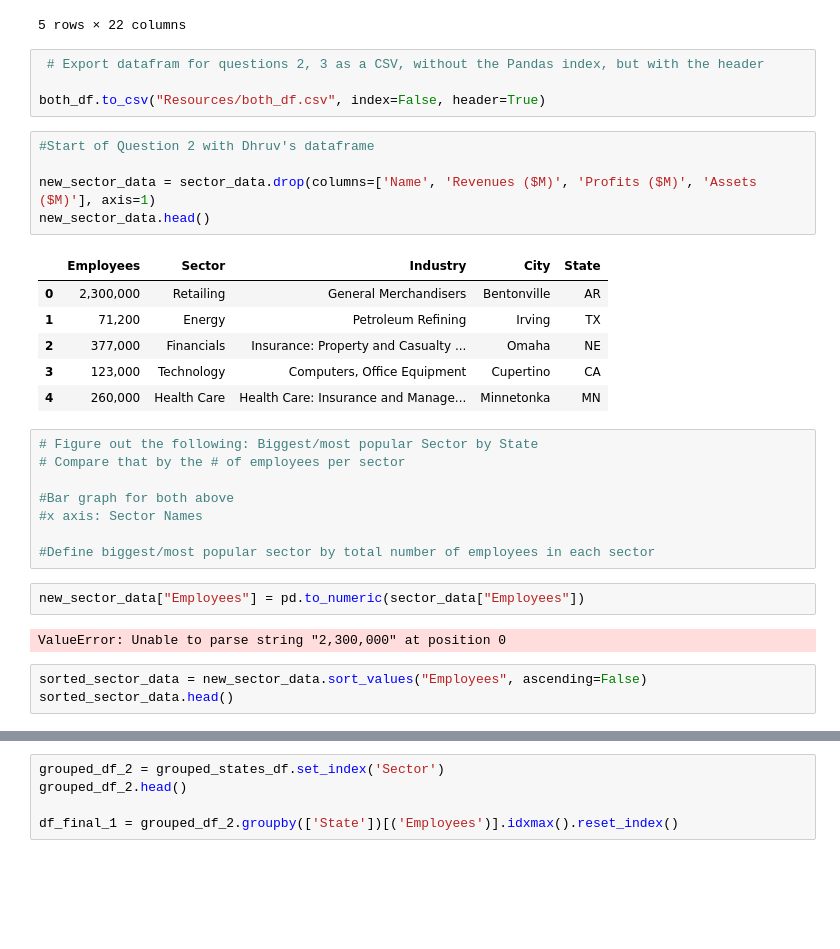
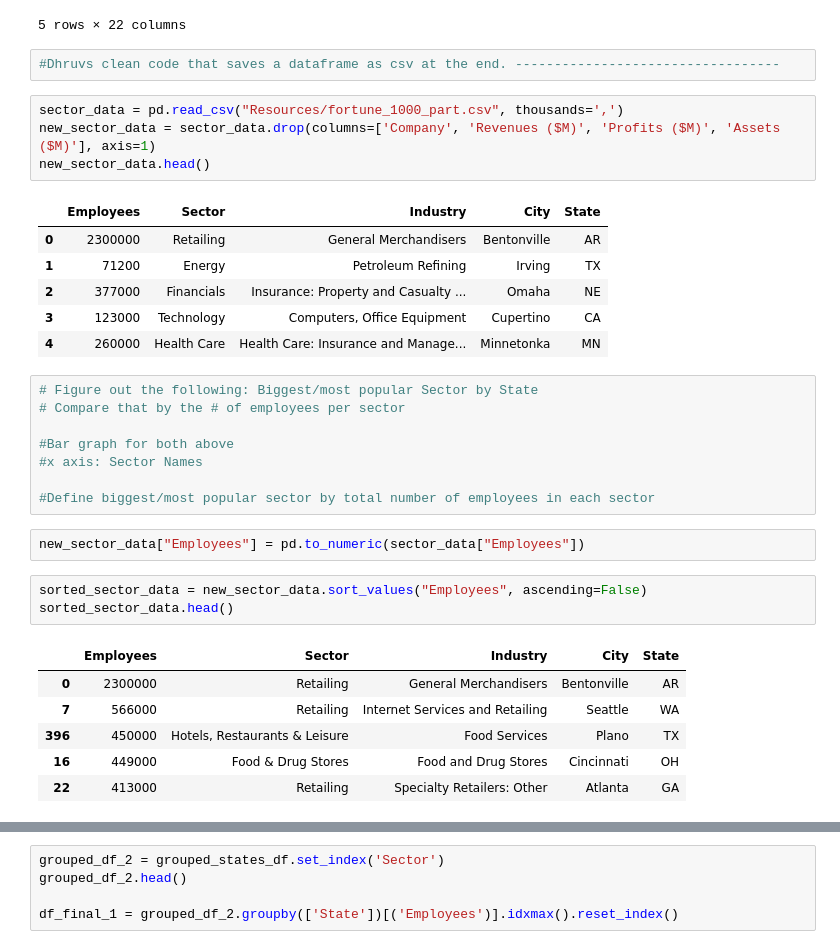
Before and after one commit to yujinie-choi/data_project_one, a Jupyter notebook: Cleanup_consolidated.ipynb, the cells around one changed output, grey strips where cells are left out. Cells and saved outputs as stored; diff of their text form; blank space fills up the shorter version.

Commit message:
Added Dhruvs cleanup code to Cleanup consolidated

```diff
--- a/Cleanup_consolidated.ipynb
+++ b/Cleanup_consolidated.ipynb
@@ -151,22 +147,19 @@ both_df.head()
 | 3 | Ford Motor | $156,776 | $7,602.00 | $257,808 | 202,000 | Motor Vehicles & Parts | Motor Vehicles and Parts | Dearborn | MI | ... |
 | 4 | General Electric | $122,274 | ($5,786.00) | $377,945 | 313,000 | Industrials | Industrial Machinery | Boston | MA | ... |
 5 rows × 22 columns
-# %%
- # Export datafram for questions 2, 3 as a CSV, without the Pandas index, but with the header
-
-both_df.to_csv("Resources/both_df.csv", index=False, header=True)
+# %%
+#Dhruvs clean code that saves a dataframe as csv at the end. ----------------------------------
 # %%
-#Start of Question 2 with Dhruv's dataframe
-
-new_sector_data = sector_data.drop(columns=['Name', 'Revenues ($M)', 'Profits ($M)', 'Assets ($M)'], axis=1)
+sector_data = pd.read_csv("Resources/fortune_1000_part.csv", thousands=',')
+new_sector_data = sector_data.drop(columns=['Company', 'Revenues ($M)', 'Profits ($M)', 'Assets ($M)'], axis=1)
 new_sector_data.head()
 # %% [output]
 |  | Employees | Sector | Industry | City | State |
-| 0 | 2,300,000 | Retailing | General Merchandisers | Bentonville | AR |
-| 1 | 71,200 | Energy | Petroleum Refining | Irving | TX |
-| 2 | 377,000 | Financials | Insurance: Property and Casualty ... | Omaha | NE |
-| 3 | 123,000 | Technology | Computers, Office Equipment | Cupertino | CA |
-| 4 | 260,000 | Health Care | Health Care: Insurance and Manage... | Minnetonka | MN |
+| 0 | 2300000 | Retailing | General Merchandisers | Bentonville | AR |
+| 1 | 71200 | Energy | Petroleum Refining | Irving | TX |
+| 2 | 377000 | Financials | Insurance: Property and Casualty ... | Omaha | NE |
+| 3 | 123000 | Technology | Computers, Office Equipment | Cupertino | CA |
+| 4 | 260000 | Health Care | Health Care: Insurance and Manage... | Minnetonka | MN |
 # %%
 # Figure out the following: Biggest/most popular Sector by State
 # Compare that by the # of employees per sector
@@ -177,11 +170,16 @@ new_sector_data.head()
 #Define biggest/most popular sector by total number of employees in each sector
 # %%
 new_sector_data["Employees"] = pd.to_numeric(sector_data["Employees"])
-# %% [output]
-ValueError: Unable to parse string "2,300,000" at position 0
 # %%
 sorted_sector_data = new_sector_data.sort_values("Employees", ascending=False)
 sorted_sector_data.head()
+# %% [output]
+|  | Employees | Sector | Industry | City | State |
+| 0 | 2300000 | Retailing | General Merchandisers | Bentonville | AR |
+| 7 | 566000 | Retailing | Internet Services and Retailing | Seattle | WA |
+| 396 | 450000 | Hotels, Restaurants & Leisure | Food Services | Plano | TX |
+| 16 | 449000 | Food & Drug Stores | Food and Drug Stores | Cincinnati | OH |
+| 22 | 413000 | Retailing | Specialty Retailers: Other | Atlanta | GA |
 # %%
 grouped_states_df = new_sector_data.groupby(['State', 'Sector'])['Employees'].sum()
 grouped_states_df =grouped_states_df.reset_index()
```
Also changed, not shown: parts of 5 cells of this notebook, 1 other file.
